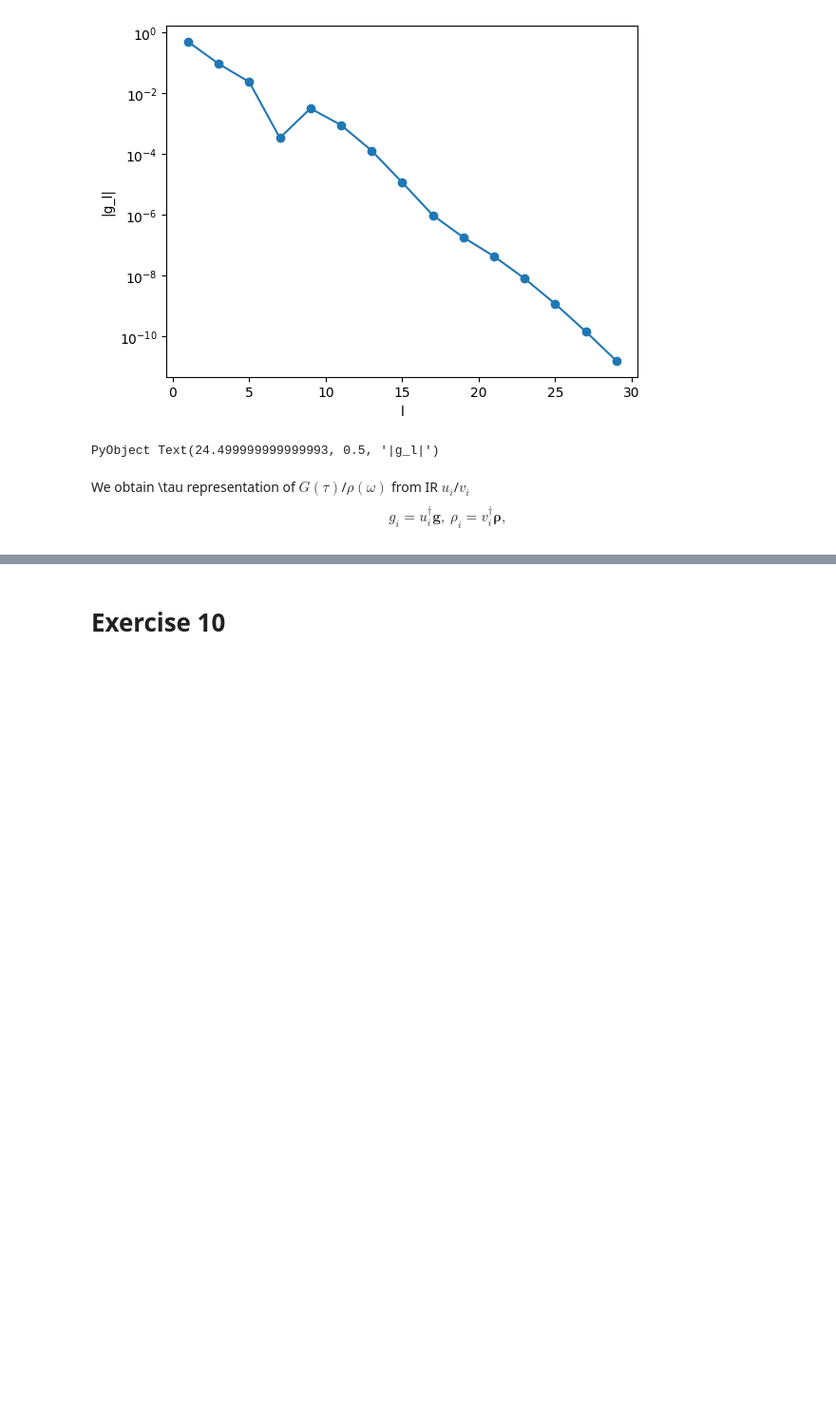
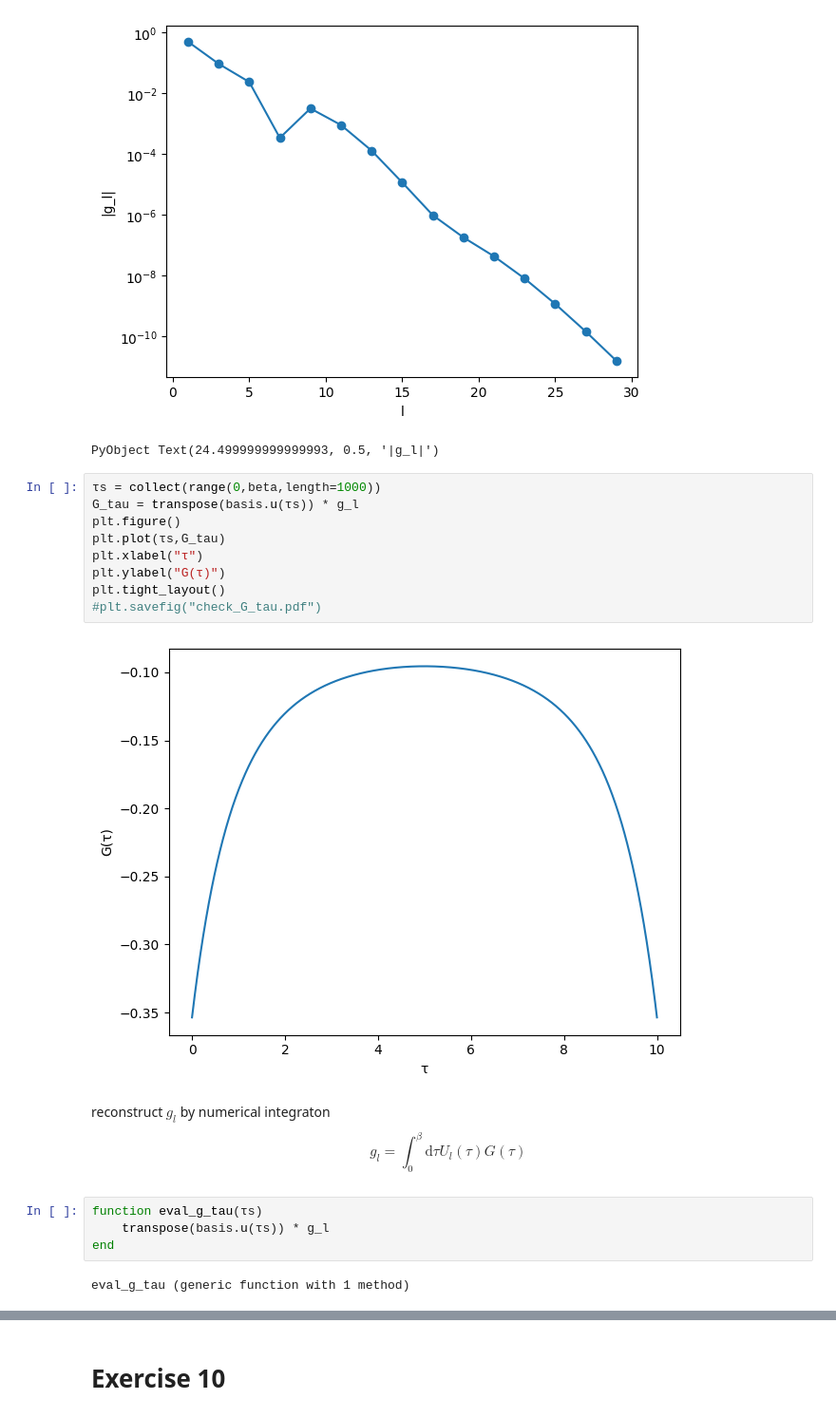
Before and after one commit to FumiyaKakizawa/saidai_compute_physics, a Jupyter notebook: compute_physics_exercise_1-10.ipynb, the cells around one changed output, grey strips where cells are left out. Shown at 95% size. Drawn from its saved outputs; the diff is of its cells as text; blank space fills up the shorter version.

```diff
--- a/compute_physics_exercise_1-10.ipynb
+++ b/compute_physics_exercise_1-10.ipynb
@@ -769,8 +769,25 @@ plt.ylabel("|g_l|")
 # %% [output]
 [figure]
 PyObject Text(24.499999999999993, 0.5, '|g_l|')
-# %% [markdown]
-We obtain \tau representation of $G(\tau)$/$\rho(\omega)$ from IR  $u_i$/$v_i$
-$$
-g_i = u_i^{\dagger}\bm{g} ,\ \rho_i = v_i^{\dagger}\bm{\rho},
-$$
+# %%
+τs = collect(range(0,beta,length=1000))
+G_tau = transpose(basis.u(τs)) * g_l
+plt.figure()
+plt.plot(τs,G_tau)
+plt.xlabel("τ")
+plt.ylabel("G(τ)")
+plt.tight_layout()
+#plt.savefig("check_G_tau.pdf")
+# %% [output]
+[figure, added]
+# %% [markdown]
+reconstruct $g_l$ by numerical integraton
+$$
+g_l = \int_0^{\beta}\mathrm{d}\tau U_l(\tau)G(\tau)
+$$
+# %%
+function eval_g_tau(τs)
+    transpose(basis.u(τs)) * g_l
+end
+# %% [output]
+eval_g_tau (generic function with 1 method)
```
Also changed, not shown: parts of 9 cells of this notebook, 40 other files.
